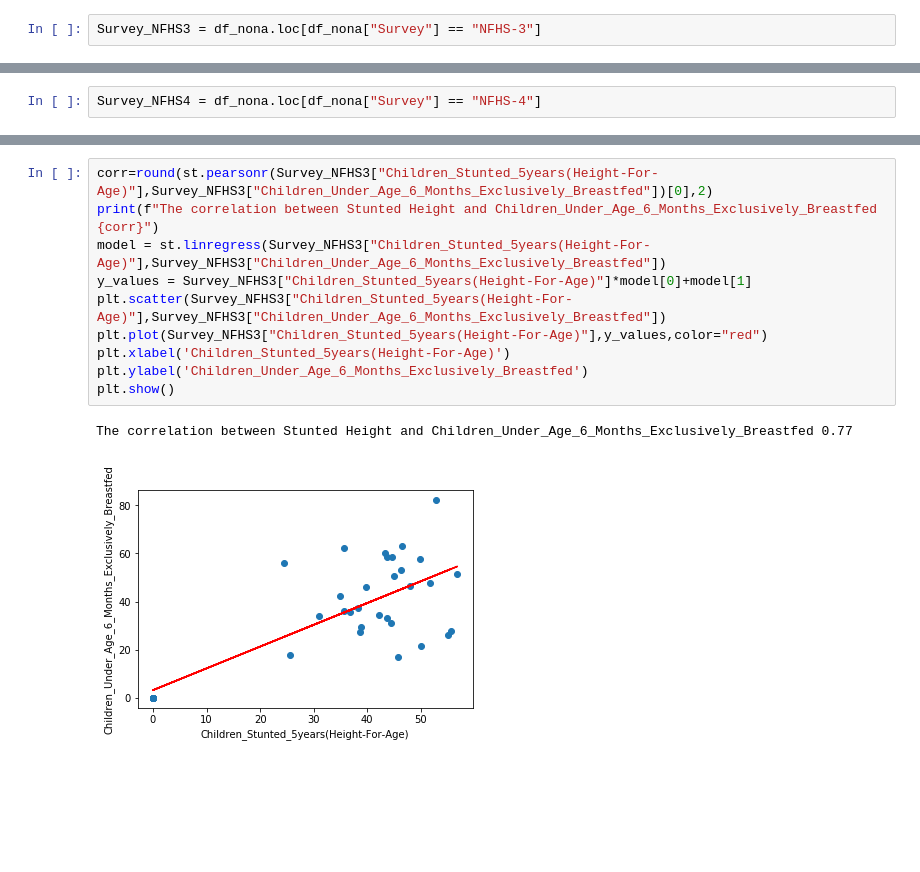
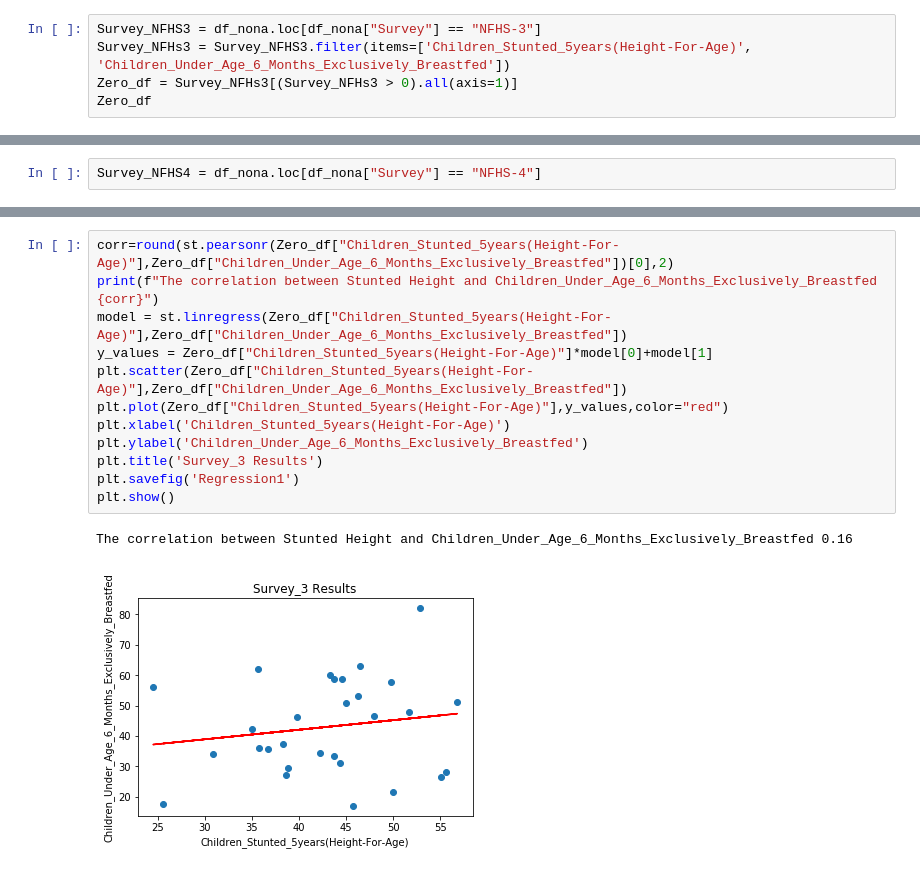
Before and after one commit to narayanan-nithya/Group_Project_Nutritional_Analysis_Of_Children_Under_Age_5, a Jupyter notebook: Visualization .ipynb, the cells around one changed output, grey strips where cells are left out. Drawn from its saved outputs; the diff is of its cells as text; blank space fills up the shorter version.

```diff
--- a/Visualization .ipynb
+++ b/Visualization .ipynb
@@ -65,3 +65,6 @@ Survey_NFHS = dataframe2.loc[dataframe2["Survey"] == "NFHS-3"]
 df_nona = dataframe2.fillna(0)
 # %%
 Survey_NFHS3 = df_nona.loc[df_nona["Survey"] == "NFHS-3"]
+Survey_NFHs3 = Survey_NFHS3.filter(items=['Children_Stunted_5years(Height-For-Age)', 'Children_Under_Age_6_Months_Exclusively_Breastfed'])
+Zero_df = Survey_NFHs3[(Survey_NFHs3 > 0).all(axis=1)]
+Zero_df
@@ -142,14 +167,16 @@ x_join4.plot(kind='scatter',x='Children_Stunted_5years(Height-For-Age)',y='Child
 # %%
-corr=round(st.pearsonr(Survey_NFHS3["Children_Stunted_5years(Height-For-Age)"],Survey_NFHS3["Children_Under_Age_6_Months_Exclusively_Breastfed"])[0],2)
+corr=round(st.pearsonr(Zero_df["Children_Stunted_5years(Height-For-Age)"],Zero_df["Children_Under_Age_6_Months_Exclusively_Breastfed"])[0],2)
 print(f"The correlation between Stunted Height and Children_Under_Age_6_Months_Exclusively_Breastfed {corr}")
-model = st.linregress(Survey_NFHS3["Children_Stunted_5years(Height-For-Age)"],Survey_NFHS3["Children_Under_Age_6_Months_Exclusively_Breastfed"])
-y_values = Survey_NFHS3["Children_Stunted_5years(Height-For-Age)"]*model[0]+model[1]
-plt.scatter(Survey_NFHS3["Children_Stunted_5years(Height-For-Age)"],Survey_NFHS3["Children_Under_Age_6_Months_Exclusively_Breastfed"])
-plt.plot(Survey_NFHS3["Children_Stunted_5years(Height-For-Age)"],y_values,color="red")
+model = st.linregress(Zero_df["Children_Stunted_5years(Height-For-Age)"],Zero_df["Children_Under_Age_6_Months_Exclusively_Breastfed"])
+y_values = Zero_df["Children_Stunted_5years(Height-For-Age)"]*model[0]+model[1]
+plt.scatter(Zero_df["Children_Stunted_5years(Height-For-Age)"],Zero_df["Children_Under_Age_6_Months_Exclusively_Breastfed"])
+plt.plot(Zero_df["Children_Stunted_5years(Height-For-Age)"],y_values,color="red")
 plt.xlabel('Children_Stunted_5years(Height-For-Age)')
 plt.ylabel('Children_Under_Age_6_Months_Exclusively_Breastfed')
+plt.title('Survey_3 Results')
+plt.savefig('Regression1')
 plt.show()
 # %% [output]
-The correlation between Stunted Height and Children_Under_Age_6_Months_Exclusively_Breastfed 0.77
+The correlation between Stunted Height and Children_Under_Age_6_Months_Exclusively_Breastfed 0.16
-[figure, old version]
+[figure, new version]
 # %%
```
Also changed, not shown: parts of 17 cells of this notebook, 10 other files.
